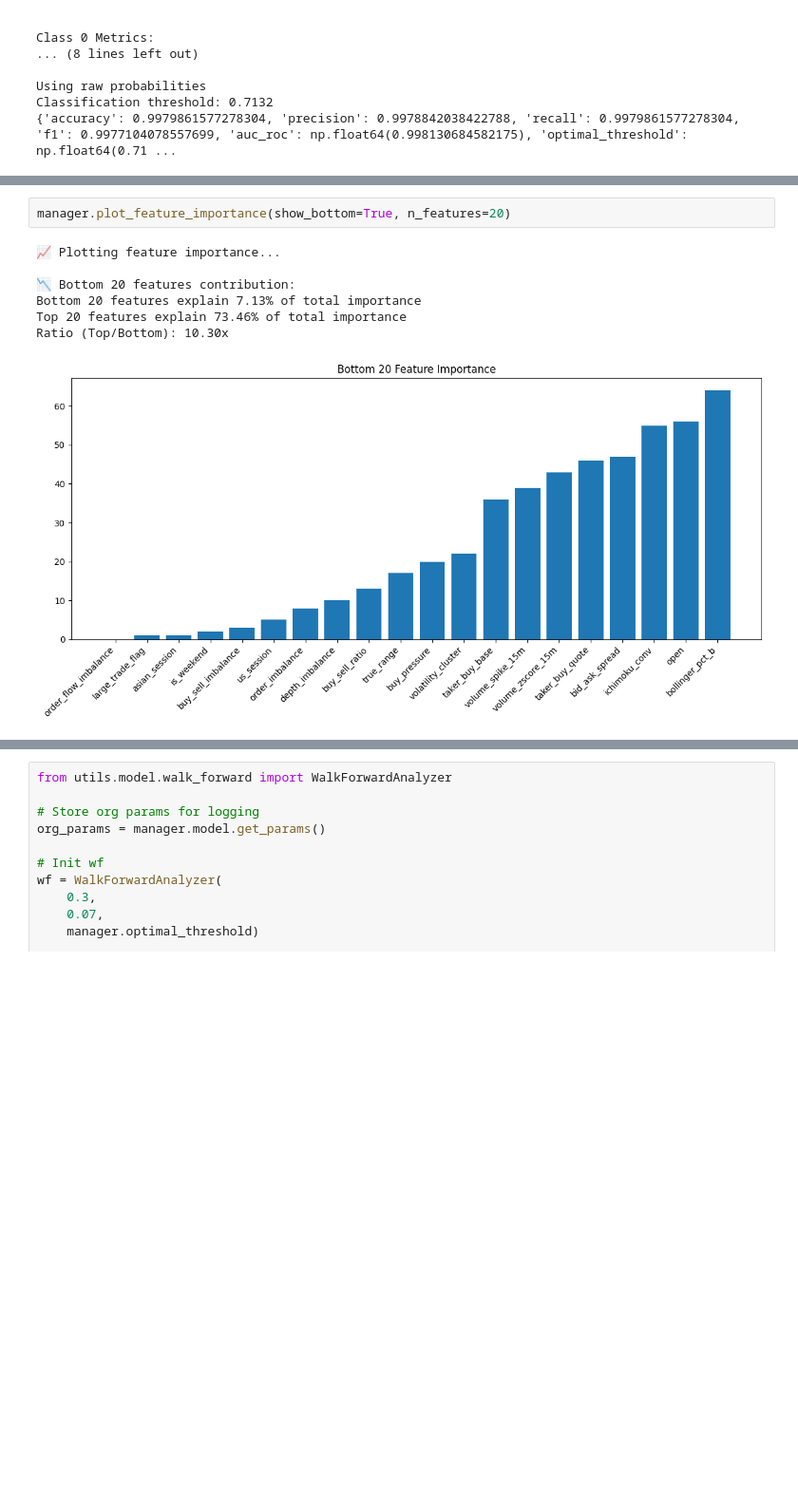
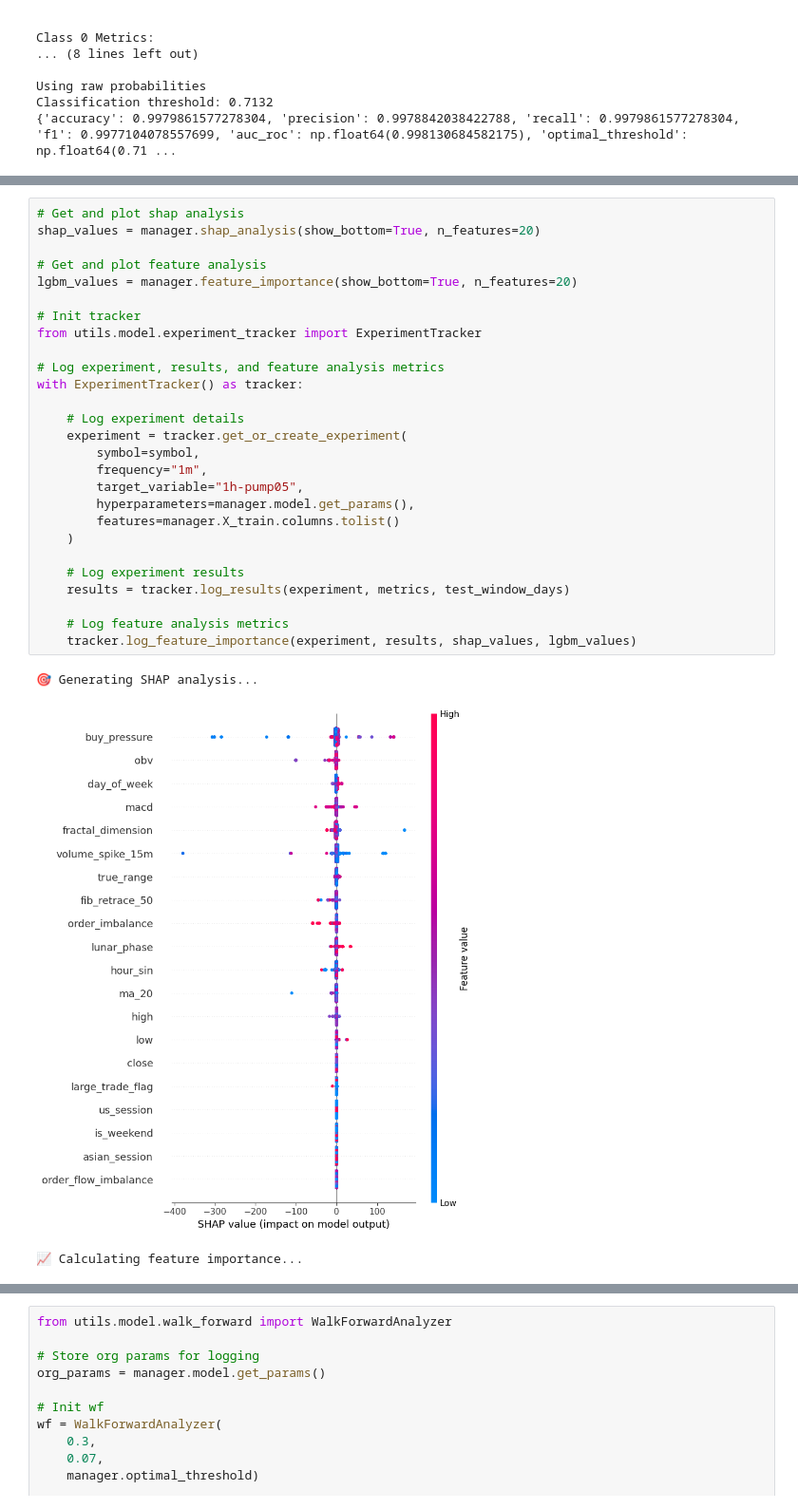
Before and after one commit to oliulv/crypto-trend-detector, a Jupyter notebook: notebooks/shibusdt_1m.ipynb, the cells around one changed output, grey strips where cells are left out. Shown at 95% size. Saved outputs shown, nothing was run; the diff lists cells and outputs as text; blank space fills up the shorter version.

Commit message:
updated classes.py, experiment_tracker.py, model_manager.py and migrate_py to allow for logging of feature and shap analysis to database.

```diff
--- a/notebooks/shibusdt_1m.ipynb
+++ b/notebooks/shibusdt_1m.ipynb
@@ -107,10 +98,31 @@ Ratio (Top/Bottom): 479.40x
 # %%
-manager.plot_feature_importance(show_bottom=True, n_features=20)
+# Get and plot shap analysis
+shap_values = manager.shap_analysis(show_bottom=True, n_features=20)
+
+# Get and plot feature analysis
+lgbm_values = manager.feature_importance(show_bottom=True, n_features=20)
+
+# Init tracker
+from utils.model.experiment_tracker import ExperimentTracker
+
+# Log experiment, results, and feature analysis metrics
+with ExperimentTracker() as tracker:
+
+    # Log experiment details
+    experiment = tracker.get_or_create_experiment(
+        symbol=symbol,
+        frequency="1m",
+        target_variable="1h-pump05",
+        hyperparameters=manager.model.get_params(),
+        features=manager.X_train.columns.tolist()
+    )
+
+    # Log experiment results
+    results = tracker.log_results(experiment, metrics, test_window_days)
+
+    # Log feature analysis metrics
+    tracker.log_feature_importance(experiment, results, shap_values, lgbm_values)
 # %% [output]
-📈 Plotting feature importance...
-
-📉 Bottom 20 features contribution:
-Bottom 20 features explain 7.13% of total importance
-Top 20 features explain 73.46% of total importance
-Ratio (Top/Bottom): 10.30x
+🎯 Generating SHAP analysis...
-[figure, old version]
+[figure, new version]
+📈 Calculating feature importance...
```
Also changed, not shown: parts of 2 cells of this notebook, 16 other files.
